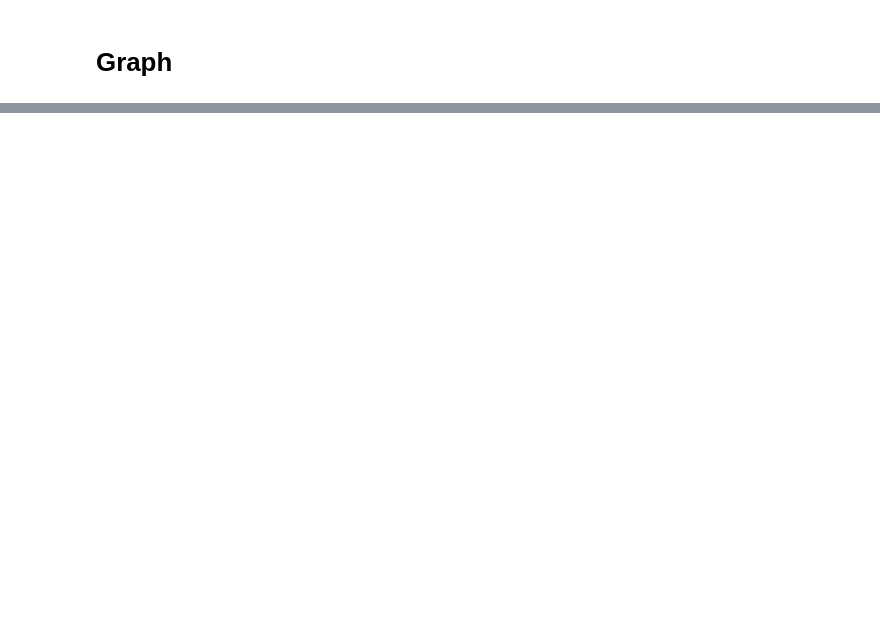
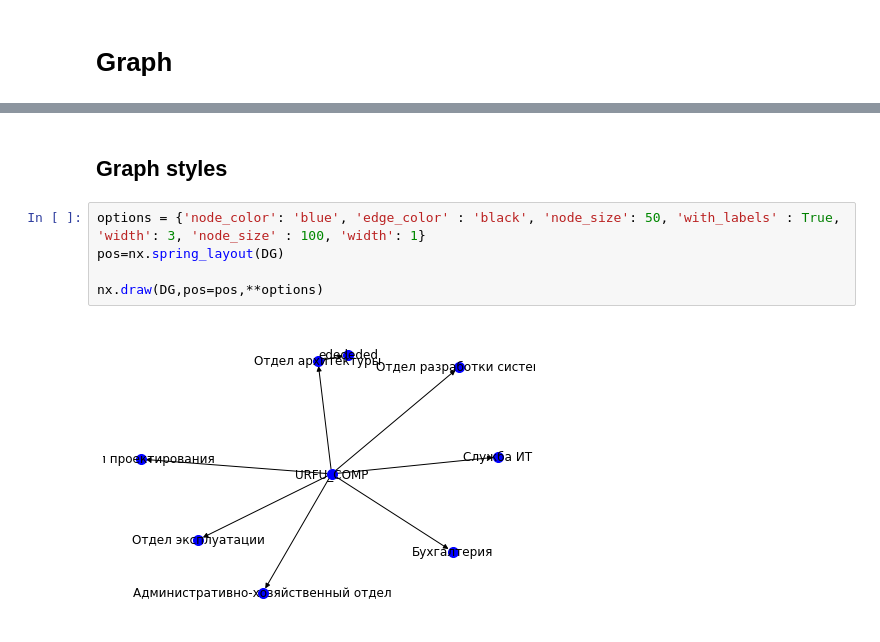
Before and after one commit to Somertonman/hackathon_2023, a Jupyter notebook: graph_org.ipynb, the cells around one changed output, grey strips where cells are left out. Drawn from its saved outputs; the diff is of its cells as text; blank space fills up the shorter version.

```diff
--- a/graph_org.ipynb
+++ b/graph_org.ipynb
@@ -54,0 +113,9 @@ nx.draw(DG, with_labels=True, font_weight='bold')
+# %% [markdown]
+## Graph styles
+# %%
+options = {'node_color': 'blue', 'edge_color' : 'black', 'node_size': 50, 'with_labels' : True, 'width': 3, 'node_size' : 100, 'width': 1}
+pos=nx.spring_layout(DG)
+
+nx.draw(DG,pos=pos,**options)
+# %% [output]
+[figure, added]
```
Also changed, not shown: parts of 9 cells of this notebook, 1 other file.
